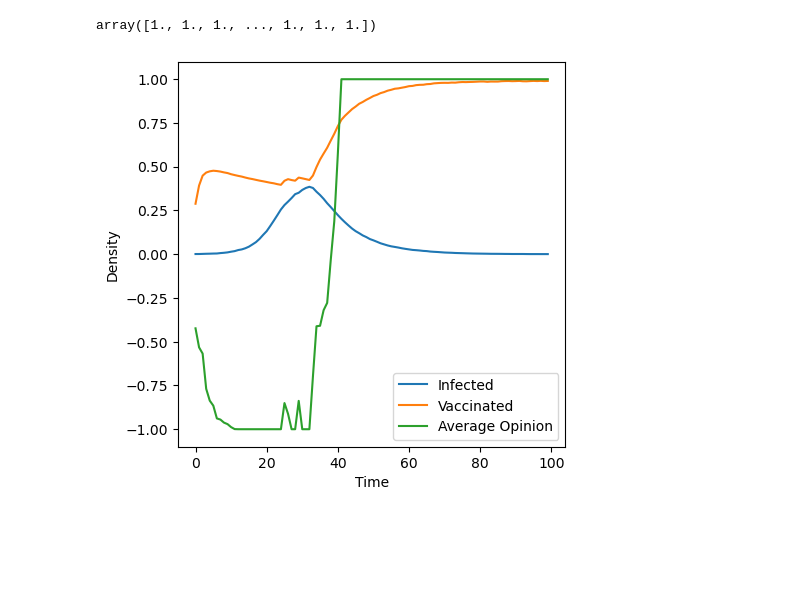
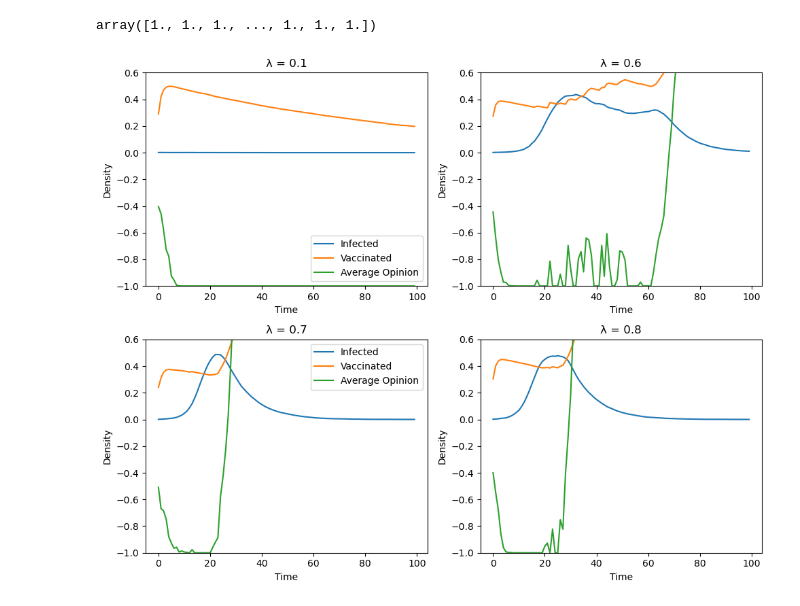
Before and after one commit to srujana-16/Opinion-Epidemic-Vaccination-Dynamics, a Jupyter notebook: main.ipynb, the cells around one changed output. Cells and saved outputs as stored; diff of their text form; code cells hidden in the pictures; blank space fills up the shorter version.

Commit message:
added baseline simulation and outputs

```diff
--- a/main.ipynb
+++ b/main.ipynb
@@ -340,17 +127,0 @@ def simulate(lambda_value):
-# %%
-# Simulate and get time series data for different lambda values
-plt.figure(figsize=(12, 12))
-
-for idx, lambda_val in enumerate(lambda_values):
-    infected_series, vaccinated_series, opinion_series = simulate(lambda_val)
-    plt.subplot(4, 3, idx + 1)
-    plt.plot(infected_series, label='Infected')
-    plt.plot(vaccinated_series, label='Vaccinated')
-    plt.plot(opinion_series, label='Average Opinion')
-    plt.xlabel('Time')
-    plt.ylabel('Density')
-    plt.legend()
-    plt.title(f'λ = {lambda_val}')
-    plt.tight_layout()
-
-plt.show()
@@ -600,14 +370,23 @@ new_opinions
 # %% [output]
 array([1., 1., 1., ..., 1., 1., 1.])
 # %%
-# plot the results
-plt.figure(figsize=(5, 5))
-plt.plot(time_series_infected, label='Infected')
-plt.plot(time_series_vaccinated, label='Vaccinated')
-plt.plot(time_series_average_opinion, label='Average Opinion')
-plt.xlabel('Time')
-plt.ylabel('Density')
-plt.legend()
+# Plotting the simulation results for different lambda values
+plt.figure(figsize=(10, 8))
+
+for idx, lambda_val in enumerate(lambda_values):
+    infected_series, vaccinated_series, opinion_series = simulate(lambda_val)
+    plt.subplot(2, 2, idx + 1)  # Adjusted the subplot index calculation
+    plt.plot(infected_series, label='Infected')
+    plt.plot(vaccinated_series, label='Vaccinated')
+    plt.plot(opinion_series, label='Average Opinion')
+    plt.xlabel('Time')
+    plt.ylabel('Density')
+    plt.ylim(-1, 0.6)  # Set y-axis limits for infected and vaccinated
+    if idx % 2 == 0:
+        plt.legend()
+    plt.title(f'λ = {lambda_val}')
+    plt.tight_layout()
+
 plt.show()
 # %% [output]
-[figure, old version]
+[figure, new version]
```
Also changed, not shown: parts of 23 cells of this notebook, 4 other files.
